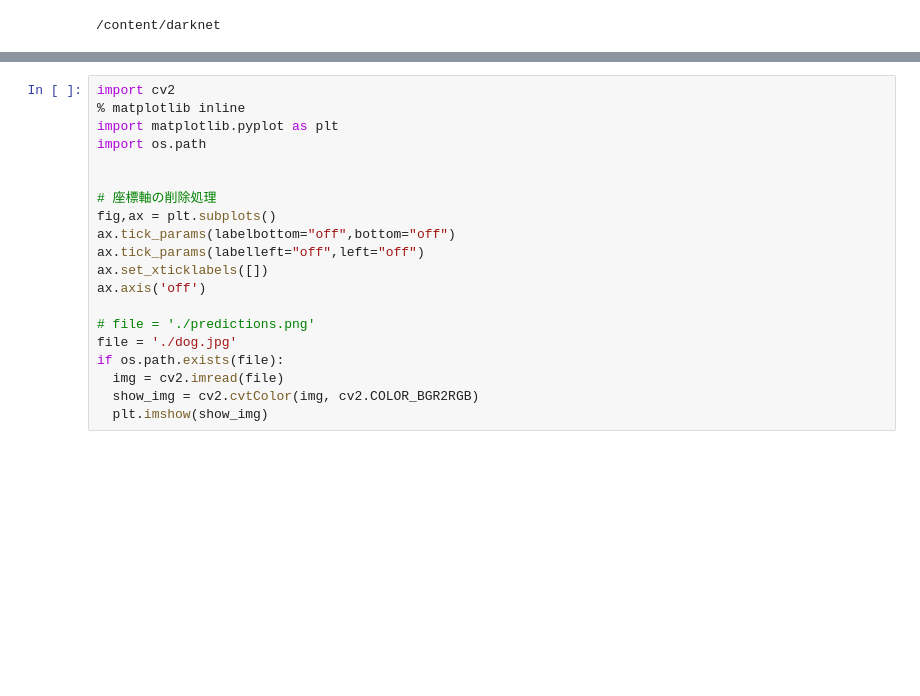
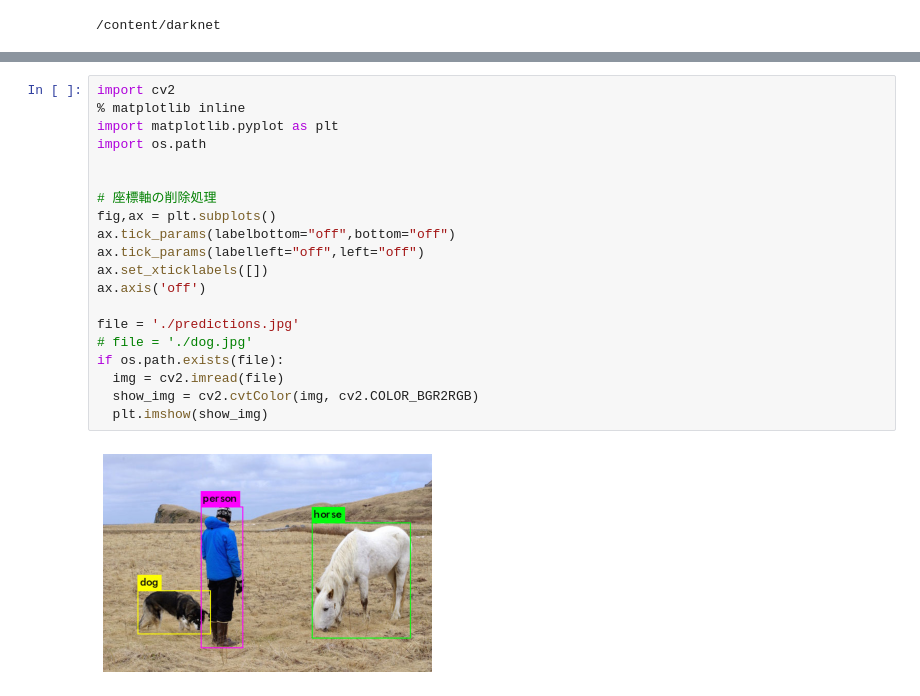
Before and after one commit to takemi853/yolo-v3_try, a Jupyter notebook: YOLOv3_test200727.ipynb, the cells around one changed output, grey strips where cells are left out. Cells and saved outputs as stored; diff of their text form.

```diff
--- a/YOLOv3_test200727.ipynb
+++ b/YOLOv3_test200727.ipynb
@@ -65,22 +64,22 @@ bicycle: 99%
 # %%
 import cv2
 % matplotlib inline
 import matplotlib.pyplot as plt
 import os.path
 
 
 # 座標軸の削除処理
 fig,ax = plt.subplots()
 ax.tick_params(labelbottom="off",bottom="off")
 ax.tick_params(labelleft="off",left="off")
 ax.set_xticklabels([])
 ax.axis('off')
 
-# file = './predictions.png'
-file = './dog.jpg'
+file = './predictions.jpg'
+# file = './dog.jpg'
 if os.path.exists(file):
   img = cv2.imread(file)
   show_img = cv2.cvtColor(img, cv2.COLOR_BGR2RGB)
   plt.imshow(show_img)
 # %% [output]
-[figure, old version]
+[figure, new version]
```
Also changed, not shown: parts of 4 cells of this notebook.
